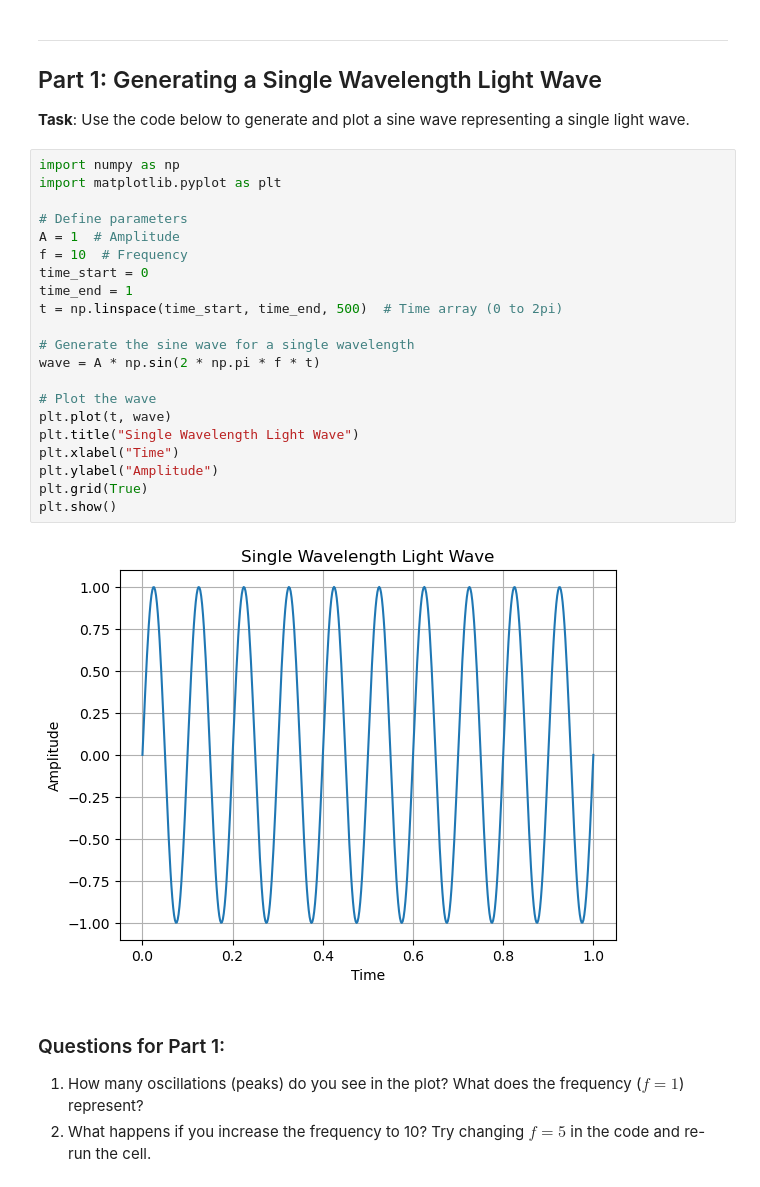
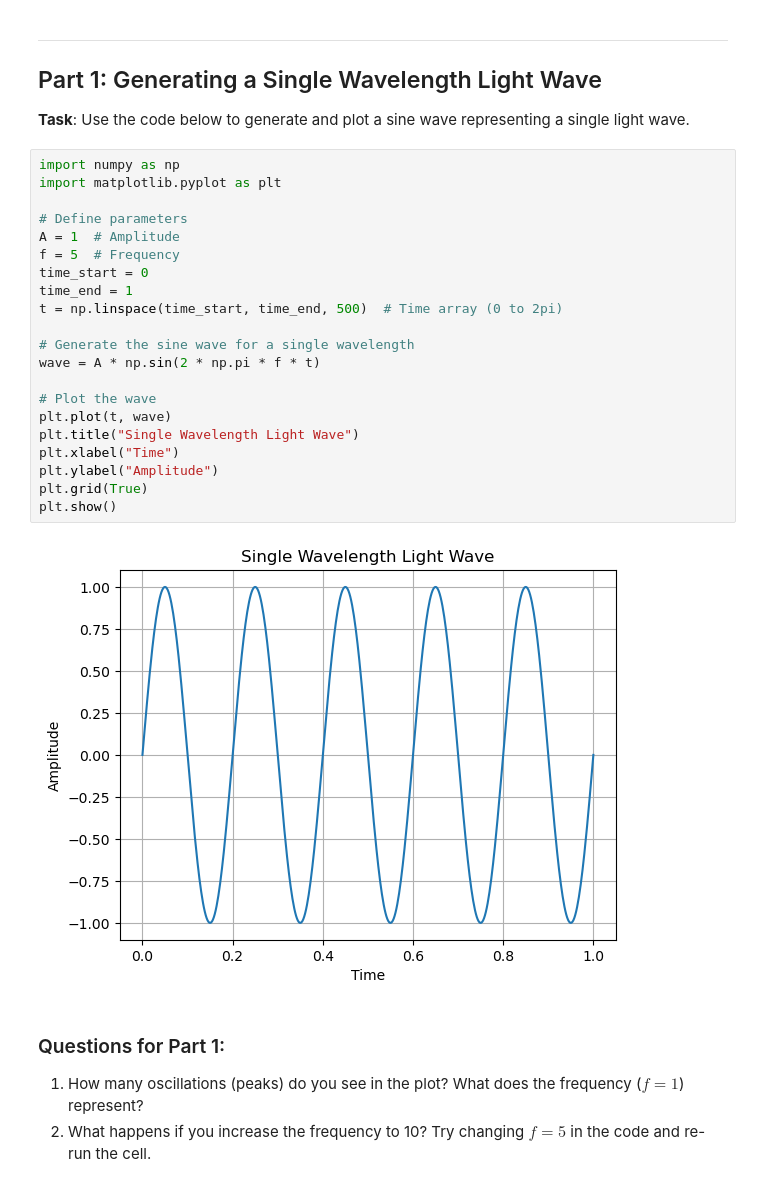
Before and after one commit to acgaribay/Meteo203-2526-Garibay, a Jupyter notebook: exercise_02/exercise_02_simulatinglight.ipynb, the cells around one changed output. Cells and saved outputs as stored; diff of their text form.

```diff
--- a/exercise_02/exercise_02_simulatinglight.ipynb
+++ b/exercise_02/exercise_02_simulatinglight.ipynb
@@ -13,26 +13,26 @@ In this lab, you will use Python to explore how light waves can be represented b
 # %%
 import numpy as np
 import matplotlib.pyplot as plt
 
 # Define parameters
 A = 1  # Amplitude
-f = 10  # Frequency
+f = 5  # Frequency
 time_start = 0
 time_end = 1
 t = np.linspace(time_start, time_end, 500)  # Time array (0 to 2pi)
 
 # Generate the sine wave for a single wavelength
 wave = A * np.sin(2 * np.pi * f * t)
 
 # Plot the wave
 plt.plot(t, wave)
 plt.title("Single Wavelength Light Wave")
 plt.xlabel("Time")
 plt.ylabel("Amplitude")
 plt.grid(True)
 plt.show()
 # %% [output]
-[figure, old version]
+[figure, new version]
 # %% [markdown]
 ### Questions for Part 1:
 
```
Also changed, not shown: parts of 11 cells of this notebook, 1 other file.
